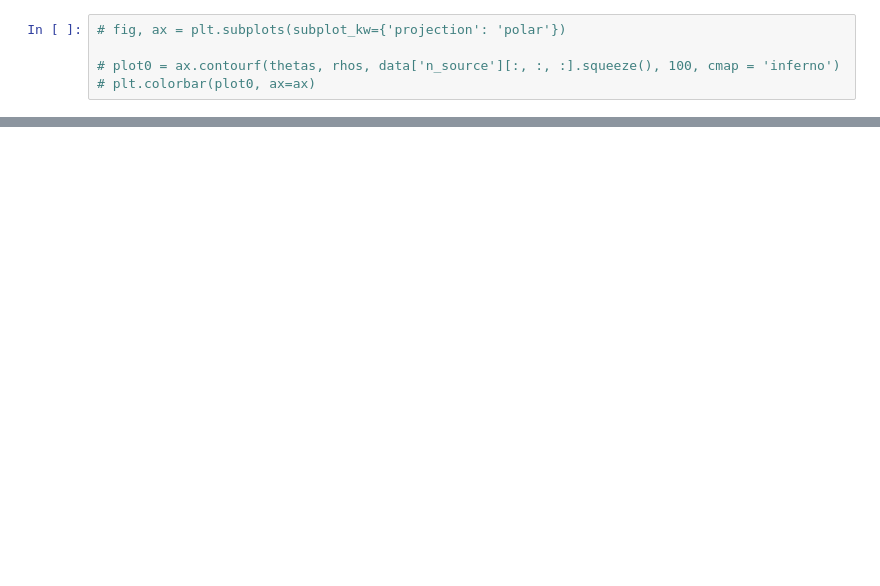
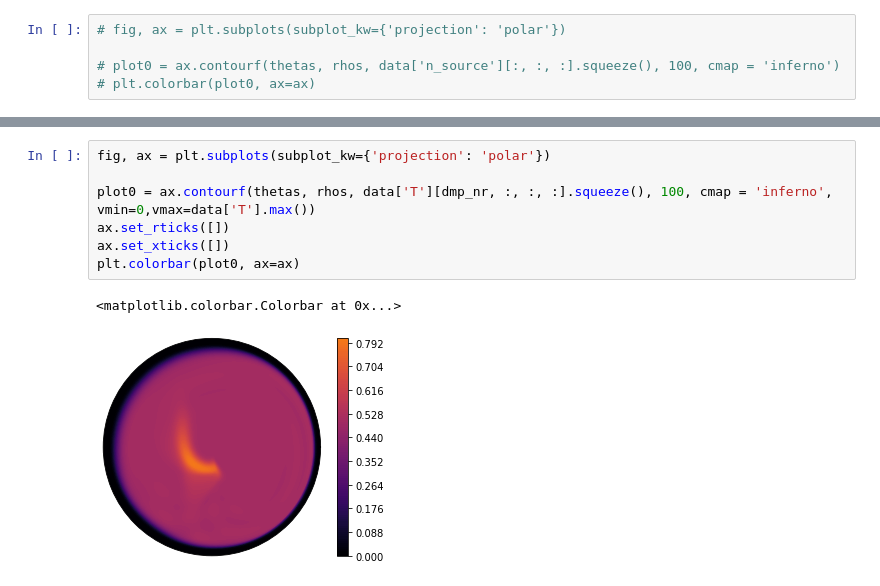
Before and after one commit to runehoejlund/north-simulation, a Jupyter notebook: data_analysis.ipynb, the cells around one changed output, grey strips where cells are left out. Cells and saved outputs as stored; diff of their text form; blank space fills up the shorter version.

```diff
--- a/data_analysis.ipynb
+++ b/data_analysis.ipynb
@@ -140,2 +160,12 @@ plot_cyl_data(data['n'][dmp_nr, :, :, :].squeeze(), cbarlabel=r'$n \,\, [\mathrm
+# %%
+fig, ax = plt.subplots(subplot_kw={'projection': 'polar'})
+
+plot0 = ax.contourf(thetas, rhos, data['T'][dmp_nr, :, :, :].squeeze(), 100, cmap = 'inferno', vmin=0,vmax=data['T'].max())
+ax.set_rticks([])
+ax.set_xticks([])
+plt.colorbar(plot0, ax=ax)
+# %% [output]
+<matplotlib.colorbar.Colorbar at 0x...>
+[figure, added]
 # %%
 # Method to change the contour data points
```
Also changed, not shown: parts of 11 cells of this notebook.
